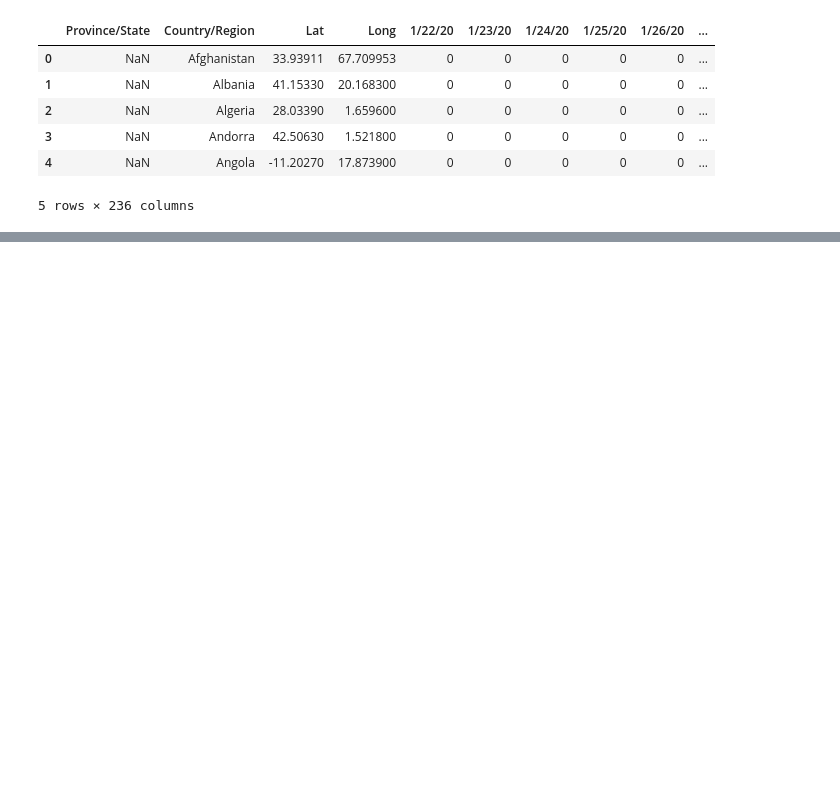
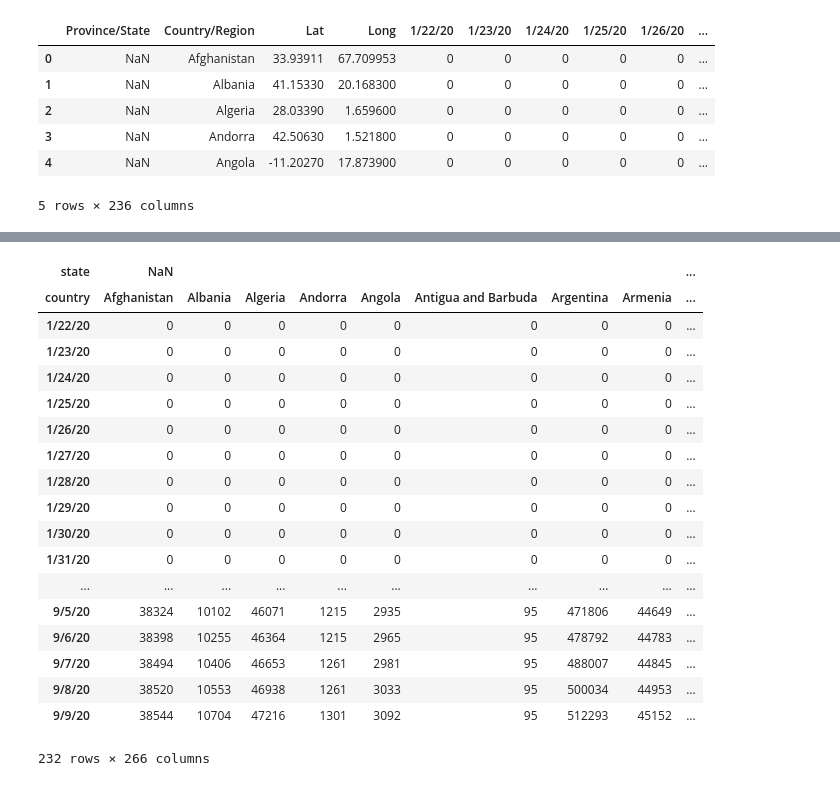
Before and after one commit to raisulzaeem/ads_covid-19, a Jupyter notebook: notebooks/Data_Preparation.ipynb, the cells around one changed output, grey strips where cells are left out. Saved outputs shown, nothing was run; the diff lists cells and outputs as text; code cells hidden in the pictures; blank space fills up the shorter version.

```diff
--- a/notebooks/Data_Preparation.ipynb
+++ b/notebooks/Data_Preparation.ipynb
@@ -151,0 +104,5 @@ with open('../data/raw/SMARTABLE/US_data.txt','w') as outfile:
+# %%
+pd_data_base=pd_raw.rename(columns={'Country/Region':'country',
+                      'Province/State':'state'})
+pd_data_base = pd_data_base.drop(['Lat','Long'], axis=1)
+pd_data_base.head()
@@ -151,0 +117,24 @@ with open('../data/raw/SMARTABLE/US_data.txt','w') as outfile:
+# %%
+test_pd = pd_data_base.set_index(['state', 'country']).T
+
+test_pd
+# %% [output]
+| state | NaN |  |  |  |  |  |  |  | ... |
+| country | Afghanistan | Albania | Algeria | Andorra | Angola | Antigua and Barbuda | Argentina | Armenia | ... |
+| 1/22/20 | 0 | 0 | 0 | 0 | 0 | 0 | 0 | 0 | ... |
+| 1/23/20 | 0 | 0 | 0 | 0 | 0 | 0 | 0 | 0 | ... |
+| 1/24/20 | 0 | 0 | 0 | 0 | 0 | 0 | 0 | 0 | ... |
+| 1/25/20 | 0 | 0 | 0 | 0 | 0 | 0 | 0 | 0 | ... |
+| 1/26/20 | 0 | 0 | 0 | 0 | 0 | 0 | 0 | 0 | ... |
+| 1/27/20 | 0 | 0 | 0 | 0 | 0 | 0 | 0 | 0 | ... |
+| 1/28/20 | 0 | 0 | 0 | 0 | 0 | 0 | 0 | 0 | ... |
+| 1/29/20 | 0 | 0 | 0 | 0 | 0 | 0 | 0 | 0 | ... |
+| 1/30/20 | 0 | 0 | 0 | 0 | 0 | 0 | 0 | 0 | ... |
+| 1/31/20 | 0 | 0 | 0 | 0 | 0 | 0 | 0 | 0 | ... |
+| ... | ... | ... | ... | ... | ... | ... | ... | ... | ... |
+| 9/5/20 | 38324 | 10102 | 46071 | 1215 | 2935 | 95 | 471806 | 44649 | ... |
+| 9/6/20 | 38398 | 10255 | 46364 | 1215 | 2965 | 95 | 478792 | 44783 | ... |
+| 9/7/20 | 38494 | 10406 | 46653 | 1261 | 2981 | 95 | 488007 | 44845 | ... |
+| 9/8/20 | 38520 | 10553 | 46938 | 1261 | 3033 | 95 | 500034 | 44953 | ... |
+| 9/9/20 | 38544 | 10704 | 47216 | 1301 | 3092 | 95 | 512293 | 45152 | ... |
+232 rows × 266 columns
```
Also changed, not shown: parts of 42 cells of this notebook, 2 other files.
